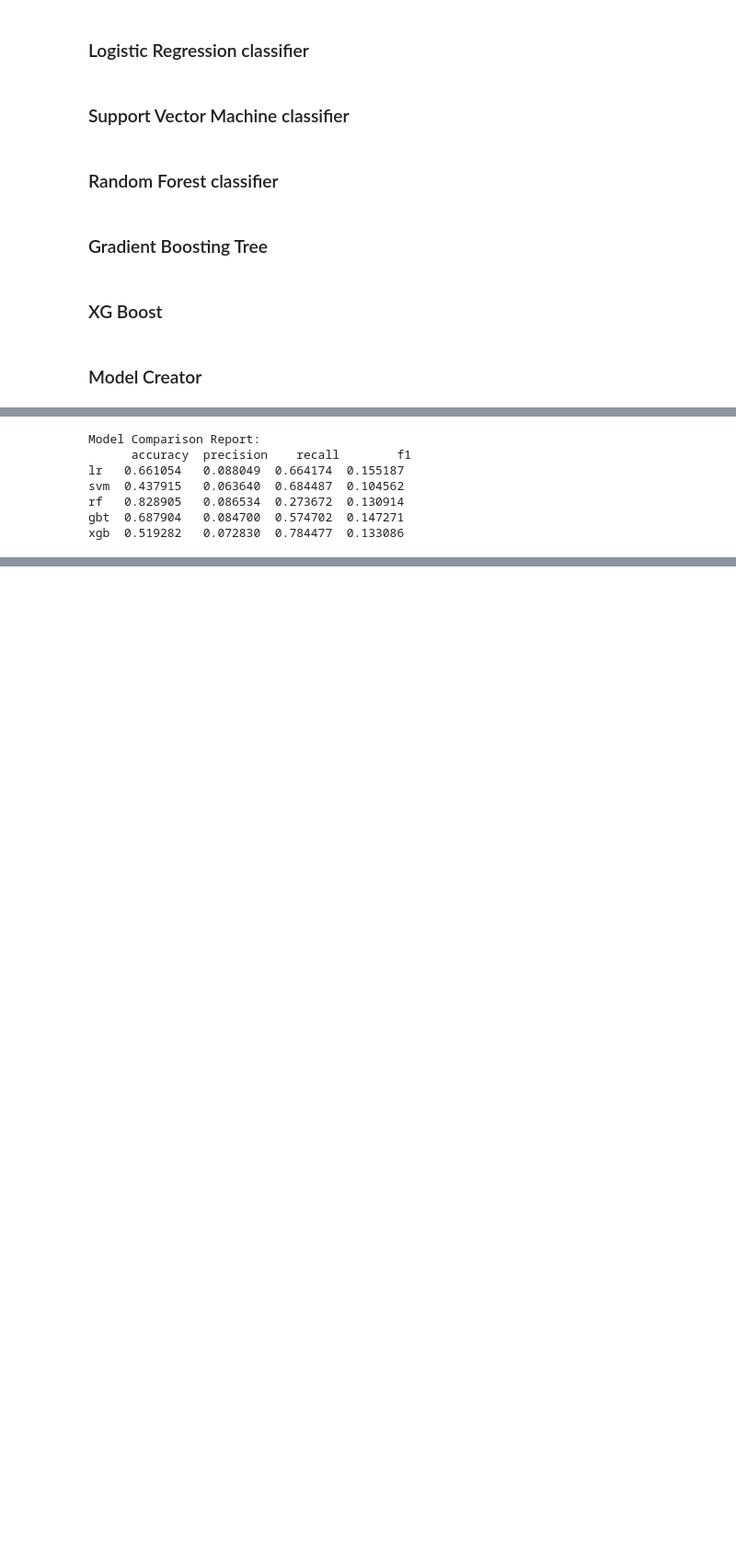
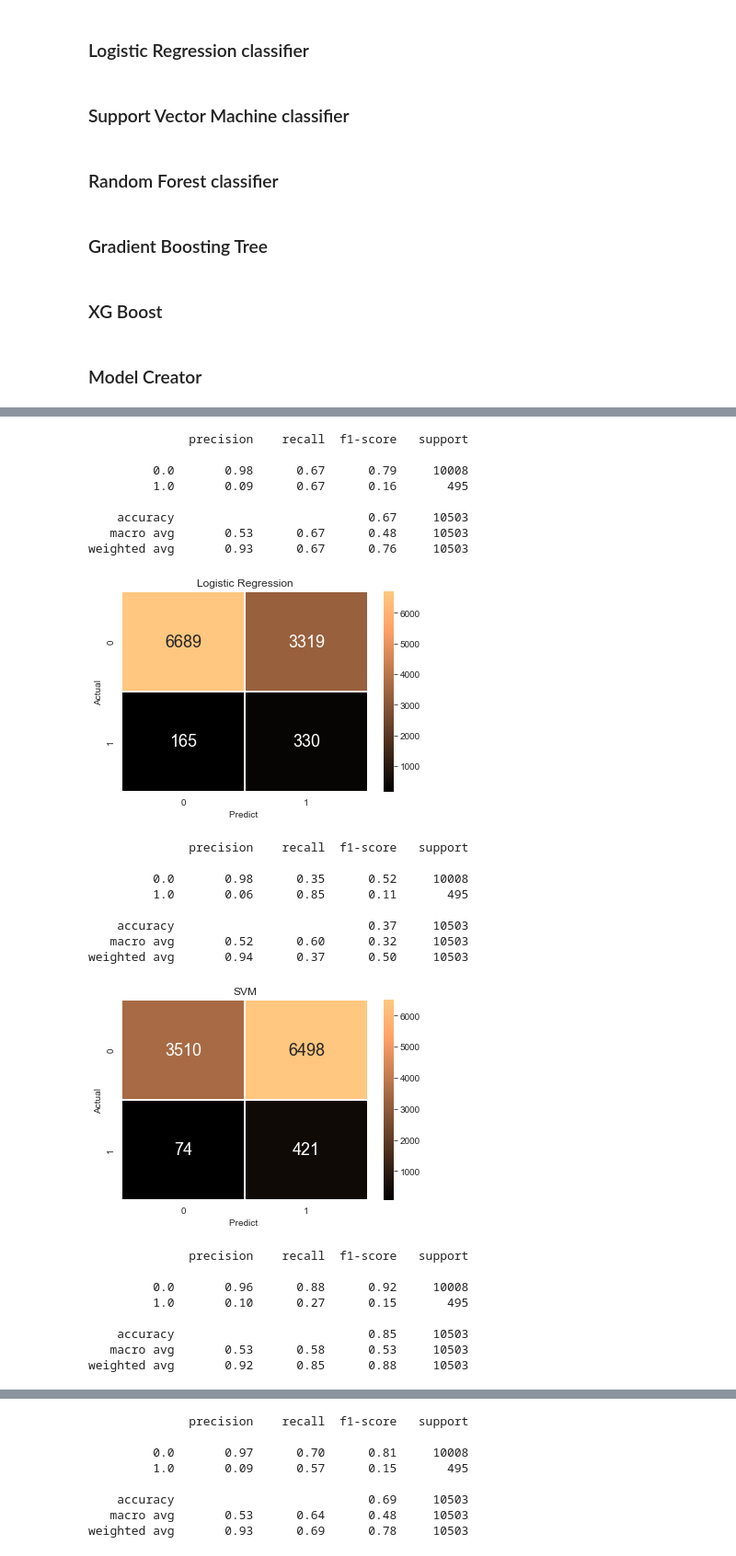
Before and after one commit to swapnalisonkusale/ML-Project-Group-7, a Jupyter notebook: Bankrupcy_try.ipynb, the cells around one changed output, grey strips where cells are left out. Shown at 92% size. Cells and saved outputs as stored; diff of their text form; code cells hidden in the pictures; blank space fills up the shorter version.

```diff
--- a/Bankrupcy_try.ipynb
+++ b/Bankrupcy_try.ipynb
@@ -656,6 +600,8 @@ def training_predict(_models_, ori_x, ori_y, k_folds=10, verbose=False):
                                                                                  ori_x,
                                                                                  ori_y, verbose)
     metrics_results = {} # Initializing a Dictionary to store evaluation metrics
+    actual_list = []
+    predict_list =[]
     accuracy_list = np.zeros([k_folds])
     precision_list = np.zeros([k_folds,2])
     recall_list = np.zeros([k_folds,2])
@@ -684,6 +630,10 @@ def training_predict(_models_, ori_x, ori_y, k_folds=10, verbose=False):
 
         _models_.fit(X_train_oversampled, y_train_oversampled)  # Training
         Y_pred = _models_.predict(_X_test) # Predicts
+
+        # code for actual, predict
+        actual_list.extend(_y_test)
+        predict_list.extend(Y_pred)
 
         #code for calculating accuracy
         #_accuracy_ = accuracy_score(_y_test, Y_pred, normalize=True)
@@ -714,6 +664,8 @@ def training_predict(_models_, ori_x, ori_y, k_folds=10, verbose=False):
 
 
     # creating a metrics dictionary
+    metrics_results['Actual'] = actual_list
+    metrics_results['Predict']= predict_list
     metrics_results['Accuracy'] = np.mean(accuracy_list)
     metrics_results['Precisions'] = np.mean(precision_list, axis=0)
     metrics_results['Recalls'] = np.mean(recall_list, axis=0)
@@ -793,19 +690,45 @@ predictors['XG Boost']
-# %%
-final_report = pd.DataFrame(
-    [[predictors['Logistic Regression']['Accuracy'], predictors['Logistic Regression']['Precisions'][0], predictors['Logistic Regression']['Recalls'][0], predictors['Logistic Regression']['f1-score']],
-     [predictors['SVM']['Accuracy'], predictors['SVM']['Precisions'][0], predictors['SVM']['Recalls'][0], predictors['SVM']['f1-score']],
-     [predictors['Random Forest']['Accuracy'], predictors['Random Forest']['Precisions'][0], predictors['Random Forest']['Recalls'][0], predictors['Random Forest']['f1-score']],
-     [predictors['Gradient Boosting Tree']['Accuracy'], predictors['Gradient Boosting Tree']['Precisions'][0], predictors['Gradient Boosting Tree']['Recalls'][0], predictors['Gradient Boosting Tree']['f1-score']],
-     [predictors['XG Boost']['Accuracy'], predictors['XG Boost']['Precisions'][0], predictors['XG Boost']['Recalls'][0], predictors['XG Boost']['f1-score']]],
-     columns=['accuracy', 'precision', 'recall', 'f1'],
-     index=['lr', 'svm', 'rf', 'gbt', 'xgb'])
-
-print("Model Comparison Report:\n", final_report)
-# %% [output]
-Model Comparison Report:
-      accuracy  precision    recall        f1
-lr   0.661054   0.088049  0.664174  0.155187
-svm  0.437915   0.063640  0.684487  0.104562
-rf   0.828905   0.086534  0.273672  0.130914
-gbt  0.687904   0.084700  0.574702  0.147271
-xgb  0.519282   0.072830  0.784477  0.133086
+# %%
+def plot_confusion_matrix(confusion_mat, model_name, cmap):
+    ax = sns.heatmap(confusion_mat, annot=True,
+                     annot_kws={'size':18,'weight':'normal'},
+                     fmt='.20g',
+                     cmap=cmap,
+                     cbar_kws={'shrink':1},
+                     linewidths=2)
+    plt.title(model_name)
+    plt.ylabel('Actual')
+    plt.xlabel('Predict ')
+    cbar = ax.collections[0].colorbar
+    plt.show()
+# %%
+for model_name, results in predictors.items():
+    C1 = metrics.confusion_matrix(predictors[model_name]['Actual'], predictors[model_name]['Predict'])
+    print(classification_report(predictors[model_name]['Actual'], predictors[model_name]['Predict']))
+    plot_confusion_matrix(C1, model_name, 'copper')
+# %% [output]
+              precision    recall  f1-score   support
+
+         0.0       0.98      0.67      0.79     10008
+         1.0       0.09      0.67      0.16       495
+
+    accuracy                           0.67     10503
+   macro avg       0.53      0.67      0.48     10503
+weighted avg       0.93      0.67      0.76     10503
+[figure, added]
+              precision    recall  f1-score   support
+
+         0.0       0.98      0.35      0.52     10008
+         1.0       0.06      0.85      0.11       495
+
+    accuracy                           0.37     10503
+   macro avg       0.52      0.60      0.32     10503
+weighted avg       0.94      0.37      0.50     10503
+[figure, added]
+              precision    recall  f1-score   support
+
+         0.0       0.96      0.88      0.92     10008
+         1.0       0.10      0.27      0.15       495
+
+    accuracy                           0.85     10503
+   macro avg       0.53      0.58      0.53     10503
+weighted avg       0.92      0.85      0.88     10503
@@ -811,0 +736,8 @@ xgb  0.519282   0.072830  0.784477  0.133086
+              precision    recall  f1-score   support
+
+         0.0       0.97      0.70      0.81     10008
+         1.0       0.09      0.57      0.15       495
+
+    accuracy                           0.69     10503
+   macro avg       0.53      0.64      0.48     10503
+weighted avg       0.93      0.69      0.78     10503
```
Also changed, not shown: parts of 26 cells of this notebook.
